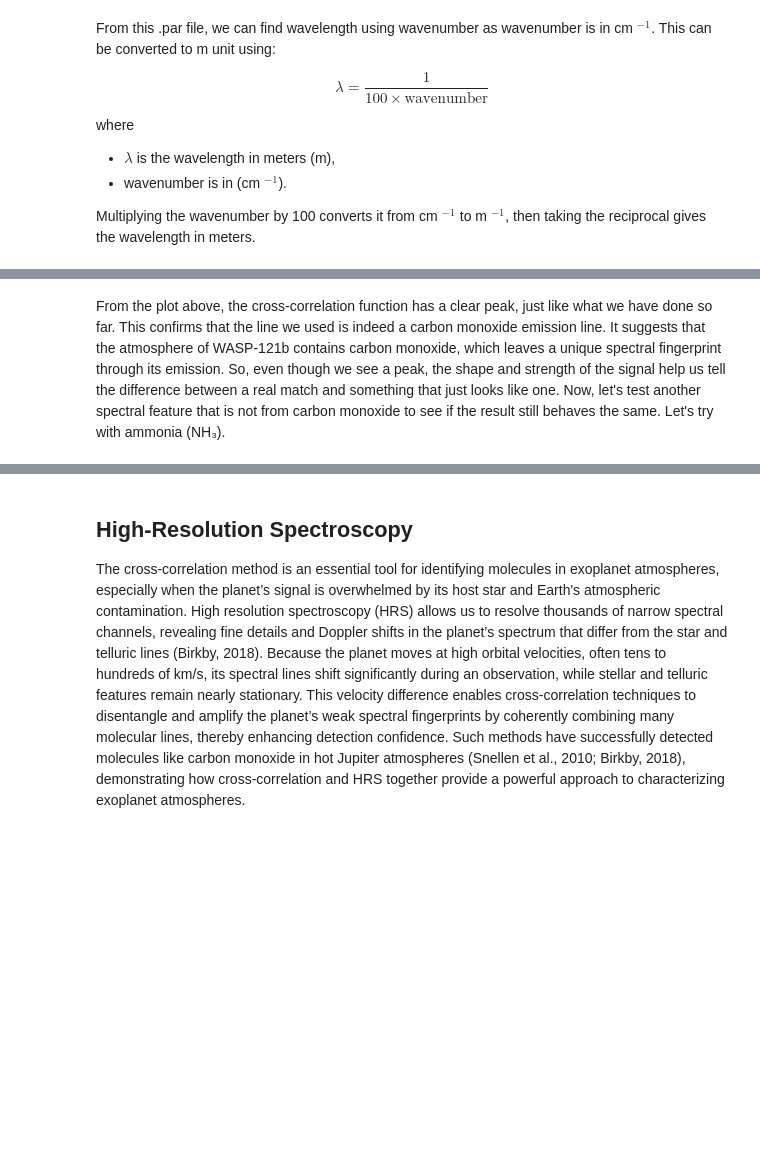
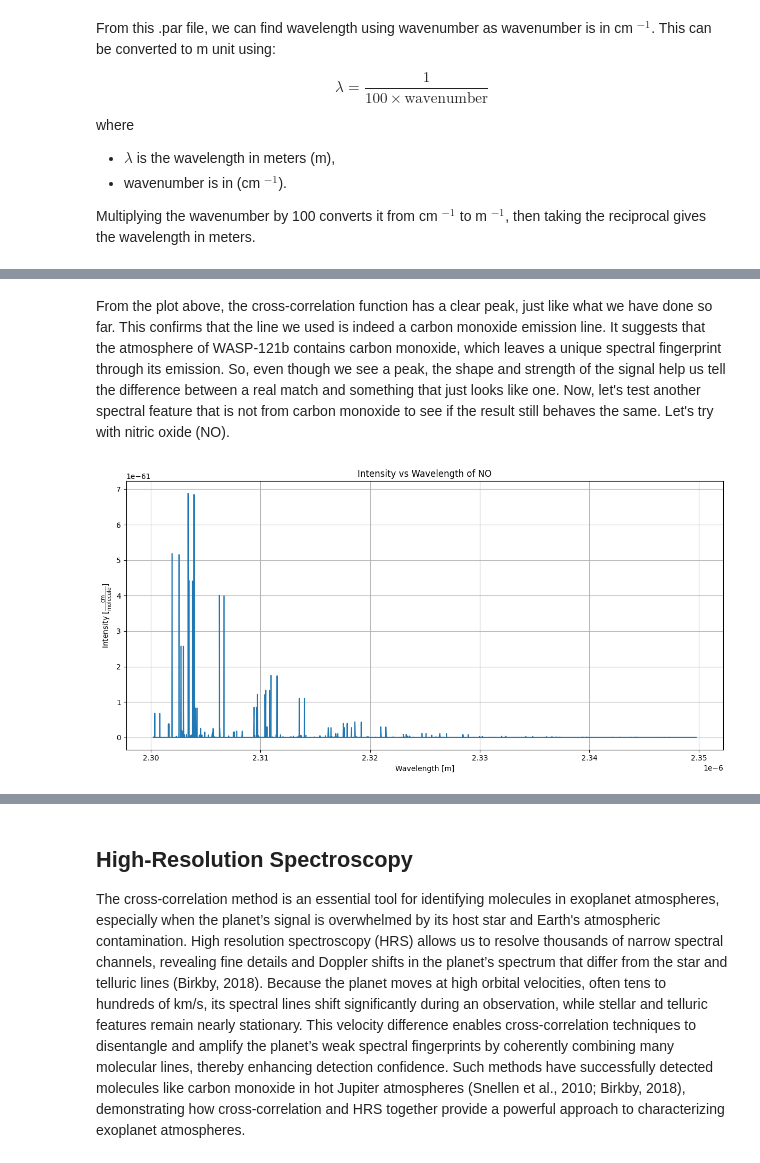
Before and after one commit to Patsrnpt/Atmospheric_Velocity, a Jupyter notebook: _sources/Atmospheric_Velocity_Document.ipynb, the cells around one changed output, grey strips where cells are left out. Cells and saved outputs as stored; diff of their text form; code cells hidden in the pictures; blank space fills up the shorter version.

```diff
--- a/_sources/Atmospheric_Velocity_Document.ipynb
+++ b/_sources/Atmospheric_Velocity_Document.ipynb
@@ -476,47 +508,44 @@ plt.show()
 # %% [markdown]
-From the plot above, the cross-correlation function has a clear peak, just like what we have done so far. This confirms that the line we used is indeed a carbon monoxide emission line. It suggests that the atmosphere of WASP-121b contains carbon monoxide, which leaves a unique spectral fingerprint through its emission. So, even though we see a peak, the shape and strength of the signal help us tell the difference between a real match and something that just looks like one. Now, let's test another spectral feature that is not from carbon monoxide to see if the result still behaves the same. Let's try with ammonia (NH₃).
+From the plot above, the cross-correlation function has a clear peak, just like what we have done so far. This confirms that the line we used is indeed a carbon monoxide emission line. It suggests that the atmosphere of WASP-121b contains carbon monoxide, which leaves a unique spectral fingerprint through its emission. So, even though we see a peak, the shape and strength of the signal help us tell the difference between a real match and something that just looks like one. Now, let's test another spectral feature that is not from carbon monoxide to see if the result still behaves the same. Let's try with nitric oxide (NO).
 # %%
-# file path to NH3 data
-file_path_NH3 = '/Users/srnpt.p/Downloads/6885734e.par'
+# file path to NO data
+file_path_NO = '/Users/srnpt.p/Downloads/08_HITEMP2019.par'
 
 # define fixed-width column specs and names
 colspecs = [
     (0, 2),    # molecule number
     (2, 3),    # isotope number
     (3, 15),   # wavenumber [cm^-1]
     (15, 25),  # intensity [cm/molecule]
     (25, 30),  # air-broadened half-width
     (30, 35),  # self-broadened half-width
     (35, 45),  # lower state energy
 ]
 names = ['molecule_number', 'isotope_number', 'wavenumber', 'intensity', 'air_half_width', 'self_half_width', 'lower_state_energy']
 
 # read the data
-df_NH3 = pd.read_fwf(file_path_NH3, colspecs = colspecs, names = names)
-
-# filter only for main ammonia isotope (molecule 11, isotope 1)
-df_NH3 = df_NH3[(df_NH3['molecule_number'] == 11) & (df_NH3['isotope_number'] == 1)].copy()
-
-print(df_NH3)
+df_NO = pd.read_fwf(file_path_NO, colspecs = colspecs, names = names)
 
 # convert wavenumber to wavelength in meters
-df_NH3['wavelength_m'] = 1 / (100 * df_NH3['wavenumber'])  # m
+df_NO['wavelength_m'] = 1 / (100 * df_NO['wavenumber'])  # m
 
 # sort for proper plotting
-df_NH3_sorted = df_NH3.sort_values('wavelength_m')
+df_NO_sorted = df_NO.sort_values('wavelength_m')
 
 # set wavelength range of interest (in meters)
 wl_min = np.min(wavelength_121)
 wl_max = np.max(wavelength_121)
-df_NH3_sorted = df_NH3_sorted[(df_NH3_sorted['wavelength_m'] >= wl_min) & (df_NH3_sorted['wavelength_m'] <= wl_max)]
+df_NO_sorted = df_NO_sorted[(df_NO_sorted['wavelength_m'] >= wl_min) & (df_NO_sorted['wavelength_m'] <= wl_max)]
 
 # plot
 plt.figure(figsize = (12, 6))
-plt.plot(df_NH3_sorted['wavelength_m'], df_NH3_sorted['intensity'])
+plt.plot(df_NO_sorted['wavelength_m'], df_NO_sorted['intensity'])
 plt.xlabel('Wavelength [m]')
 plt.ylabel('Intensity [$\\frac{\\text{cm}}{\\text{molecule}}$]')
-plt.title('Intensity vs Wavelength of Ammonia')
+plt.title('Intensity vs Wavelength of NO')
 plt.grid(True)
 plt.tight_layout()
 plt.show()
+# %% [output]
+[figure, added]
 # %%
```
Also changed, not shown: parts of 22 cells of this notebook, 22 other files.
